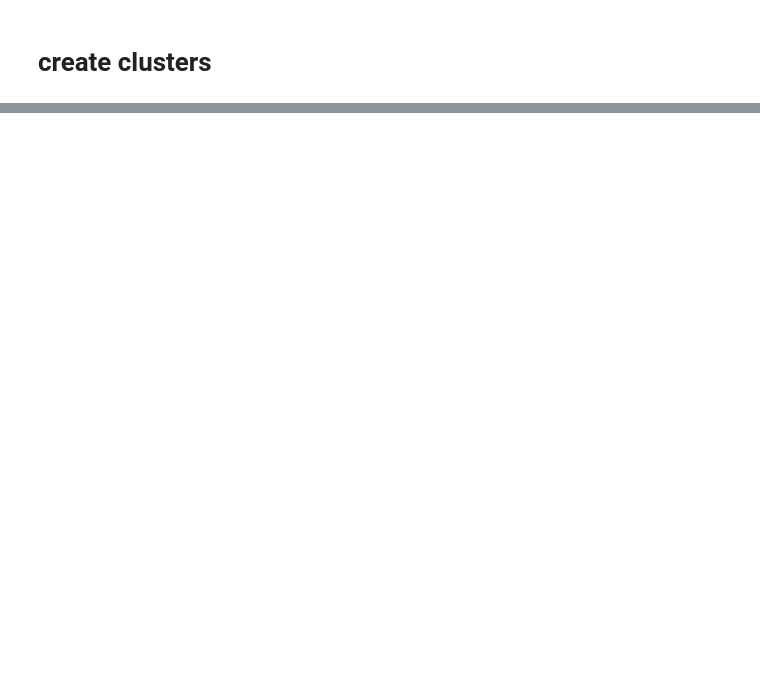
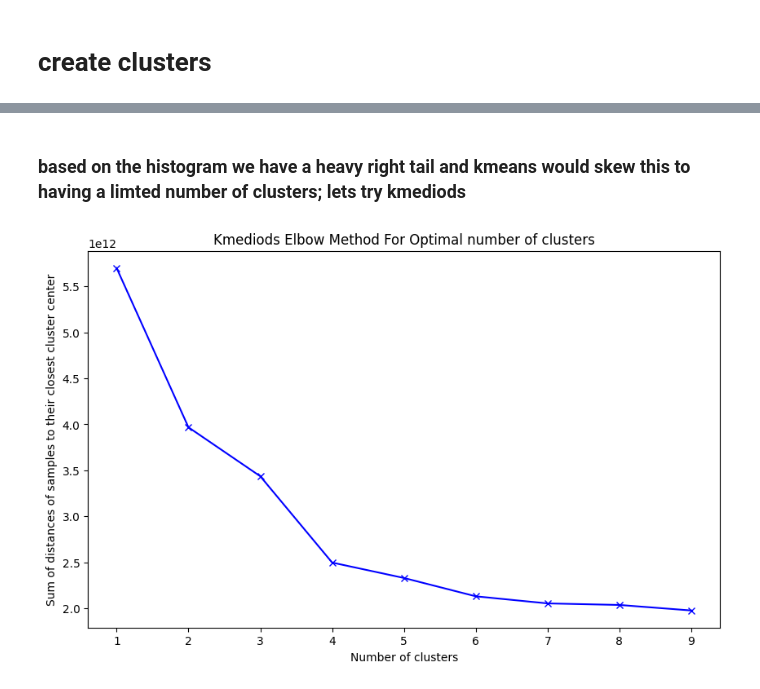
Before and after one commit to rushilsheth/inscope-takehome, a Jupyter notebook: clustering.ipynb, the cells around one changed output, grey strips where cells are left out. Saved outputs shown, nothing was run; the diff lists cells and outputs as text; code cells hidden in the pictures; blank space fills up the shorter version.

Commit message:
clustering completed

```diff
--- a/clustering.ipynb
+++ b/clustering.ipynb
@@ -50 +52,3 @@ data/0000723531.html
+# %%
+cik_summary_df.drop(columns = ['revenue', 'summary'], inplace=True)
 # %%
@@ -92,2 +154,4 @@ llm_compare_summaries = eval_summary('0001757898', 'steries_exec_summary.txt', m
 # %% [markdown]
 # create clusters
+# %%
+df = cik_summary_df.loc[~cik_summary_df.revenue.isna()]
@@ -93,0 +163,29 @@ llm_compare_summaries = eval_summary('0001757898', 'steries_exec_summary.txt', m
+# %% [markdown]
+### based on the histogram we have a heavy right tail and kmeans would skew this to having a limted number of clusters; lets try kmediods
+# %%
+from sklearn_extra.cluster import KMedoids
+import matplotlib.pyplot as plt
+import numpy as np
+
+# Example data (replace this with your data)
+
+# Range of clusters to try
+range_n_clusters = range(1, 10)
+
+# List to store the sum of distances
+sum_of_distances = []
+
+# Calculate sum of distances for each number of clusters
+for n_clusters in range_n_clusters:
+    kmedoids = KMedoids(n_clusters=n_clusters, random_state=0).fit(df[['revenue']])
+    sum_of_distances.append(kmedoids.inertia_)
+
+# Plotting the Elbow plot
+plt.figure(figsize=(10,6))
+plt.plot(range_n_clusters, sum_of_distances, 'bx-')
+plt.xlabel('Number of clusters')
+plt.ylabel('Sum of distances of samples to their closest cluster center')
+plt.title('Kmediods Elbow Method For Optimal number of clusters')
+plt.show()
+# %% [output]
+[figure, added]
```
Also changed, not shown: parts of 17 cells of this notebook, 4 other files.
